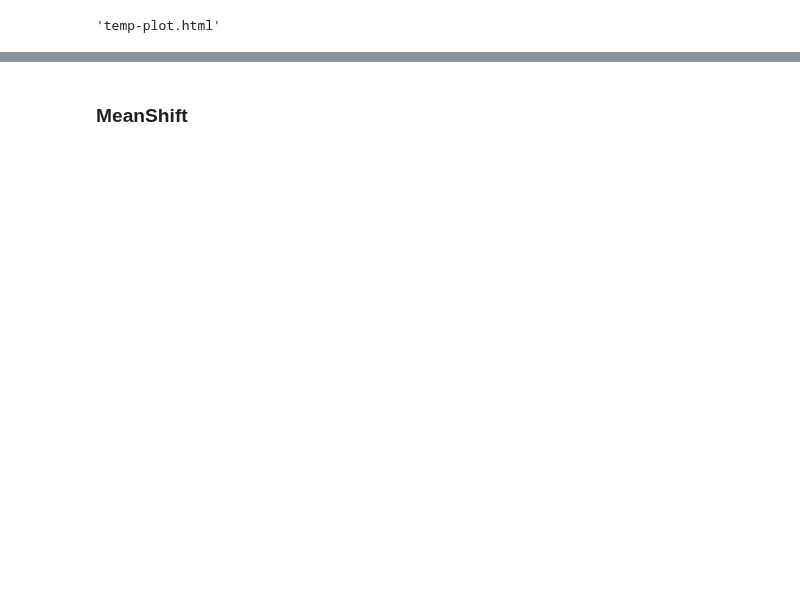
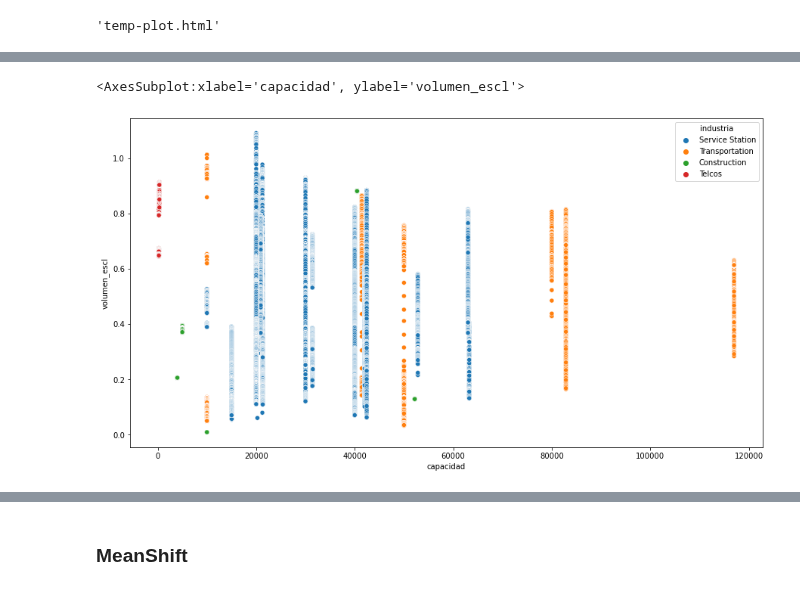
Before and after one commit to laubernaschini/Mentoria, a Jupyter notebook: Entregas/Cintelink_ANS.ipynb, the cells around one changed output, grey strips where cells are left out. Saved outputs shown, nothing was run; the diff lists cells and outputs as text; code cells hidden in the pictures; blank space fills up the shorter version.

```diff
--- a/Entregas/Cintelink_ANS.ipynb
+++ b/Entregas/Cintelink_ANS.ipynb
@@ -290,0 +391,6 @@ df_fil.kmeans.value_counts()
+# %%
+fig = plt.figure(figsize=(15,8))
+sns.scatterplot(x=df_fil["capacidad"], y=df_fil["volumen_escl"], hue=df_fil.industria)
+# %% [output]
+<AxesSubplot:xlabel='capacidad', ylabel='volumen_escl'>
+[figure, added]
```
Also changed, not shown: parts of 27 cells of this notebook.
